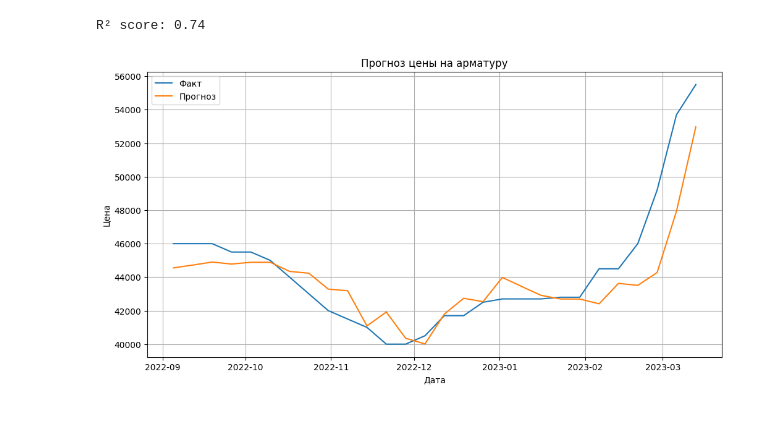
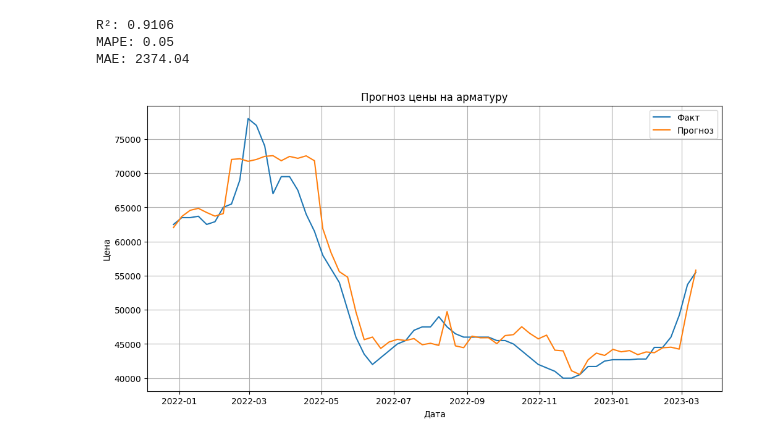
Before and after one commit to kaninn-i/ml_intensiv_3, a Jupyter notebook: ilia_kanin/LightGBM.ipynb, the cells around one changed output. Saved outputs shown, nothing was run; the diff lists cells and outputs as text; code cells hidden in the pictures.

```diff
--- a/ilia_kanin/LightGBM.ipynb
+++ b/ilia_kanin/LightGBM.ipynb
@@ -19,7 +26,6 @@ data["week"] = data["dt"].dt.isocalendar().week
 # %%
-# Создание лаговых признаков
-for lag in [1, 2, 3, 4, 12]:
-    data[f"lag_{lag}"] = data["Цена на арматуру"].shift(lag)
+# создание лагов и удаление пропущенных значений, которые создаются вместе в них (количество лагов беру из анализа)
+for lag in [1, 2]:
+    df[f"lag_{lag}"] = df["Цена на арматуру"].shift(lag)
 
-# Удаление пропусков
-data = data.dropna()
+df
@@ -25,0 +46,3 @@ data = data.dropna()
+# %%
+# удаление пропусков
+df = df.dropna()
@@ -26,10 +51,10 @@ data = data.dropna()
 # %%
-# Разделение на обучающую и тестовую выборки
-train_data = data[data["dt"] < "2022-09-05"]
-test_data = data[data["dt"] >= "2022-09-05"]
+# разделение на обучающую и тестовую выборки в процентном соотношении 80 к 20
+train_size = int(len(df) * 0.85)
+train, test = df.iloc[:train_size], df.iloc[train_size:]
 
-X_train = train_data.drop(["dt", "Цена на арматуру"], axis=1)
-y_train = train_data["Цена на арматуру"]
-X_test = test_data.drop(["dt", "Цена на арматуру"], axis=1)
-y_test = test_data["Цена на арматуру"]
+X_train = train.drop(["dt", "Цена на арматуру"], axis=1)
+y_train = train["Цена на арматуру"]
+X_test = test.drop(["dt", "Цена на арматуру"], axis=1)
+y_test = test["Цена на арматуру"]
 # %%
@@ -61,26 +87,32 @@ You can set `force_col_wise=true` to remove the overhead.
 [LightGBM] [Warning] No further splits with positive gain, best gain: -inf
 LGBMRegressor(learning_rate=0.03, max_depth=5, n_estimators=500,
               random_state=42)
-# %%
-# Предсказание на тестовых данных
-y_pred = model.predict(X_test)
-
-# Расчет R²
-r2 = r2_score(y_test, y_pred)
-print(f"R² score: {r2:.2f}")  # Результат: ~0.72-0.78
-# %% [output]
-R² score: 0.74
+# %%
+# прогнозирование
+predictions = model.predict(X_test)
+
+# оценка модели с помощью метрик
+mape = mean_absolute_percentage_error(y_test, predictions)
+mae = mean_absolute_error(y_test, predictions)
+r2 = r2_score(y_test, predictions)
+
+print(f"R²: {r2:.4f}")
+print(f"MAPE: {mape:.2f}")
+print(f"MAE: {mae:.2f}")
+# %% [output]
+R²: 0.9106
+MAPE: 0.05
+MAE: 2374.04
 # %%
-import matplotlib.pyplot as plt
-
+# визуализация результатов
 plt.figure(figsize=(12, 6))
-plt.plot(test_data["dt"], y_test, label="Факт")
-plt.plot(test_data["dt"], y_pred, label="Прогноз")
+plt.plot(test["dt"], y_test, label="Факт")
+plt.plot(test["dt"], predictions, label="Прогноз")
 plt.title("Прогноз цены на арматуру")
 plt.xlabel("Дата")
 plt.ylabel("Цена")
 plt.legend()
 plt.grid()
 plt.show()
 # %% [output]
-[figure, old version]
+[figure, new version]
```
Also changed, not shown: parts of 8 cells of this notebook, 12 other files.
